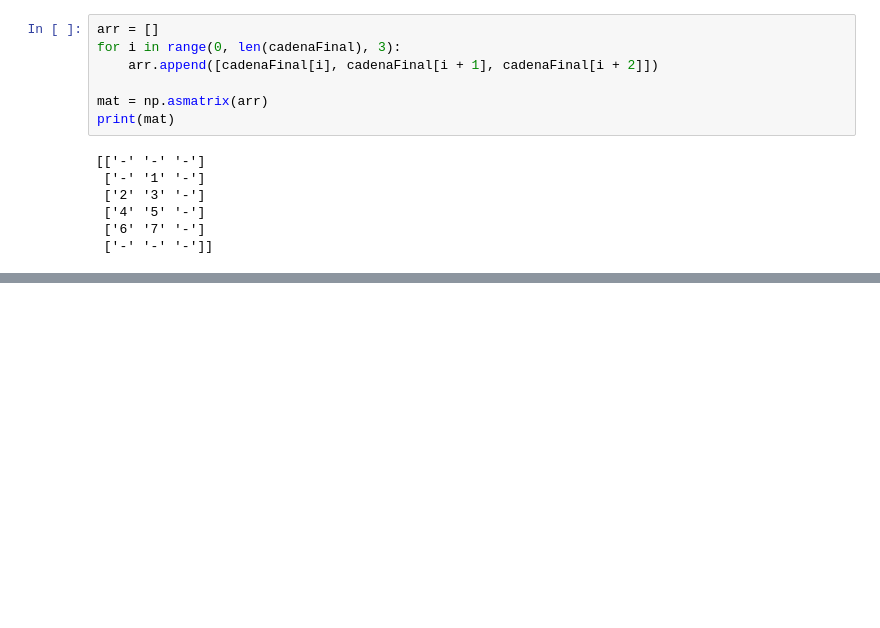
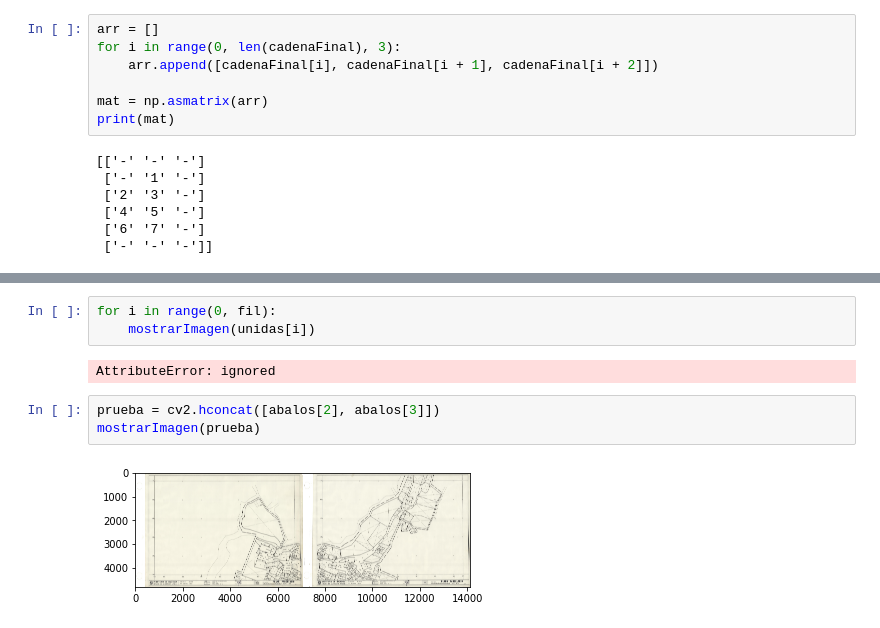
Before and after one commit to IA2021UR/trabajo-ia-en-la-comunidad-de-la-rioja-equipo-3, a Jupyter notebook: Abalos.ipynb, the cells around one changed output, grey strips where cells are left out. Cells and saved outputs as stored; diff of their text form; blank space fills up the shorter version.

```diff
--- a/Abalos.ipynb
+++ b/Abalos.ipynb
@@ -261,0 +294,10 @@ print(mat)
+# %%
+for i in range(0, fil):
+    mostrarImagen(unidas[i])
+# %% [output]
+AttributeError: ignored
+# %%
+prueba = cv2.hconcat([abalos[2], abalos[3]])
+mostrarImagen(prueba)
+# %% [output]
+[figure, added]
```
Also changed, not shown: parts of 8 cells of this notebook.
